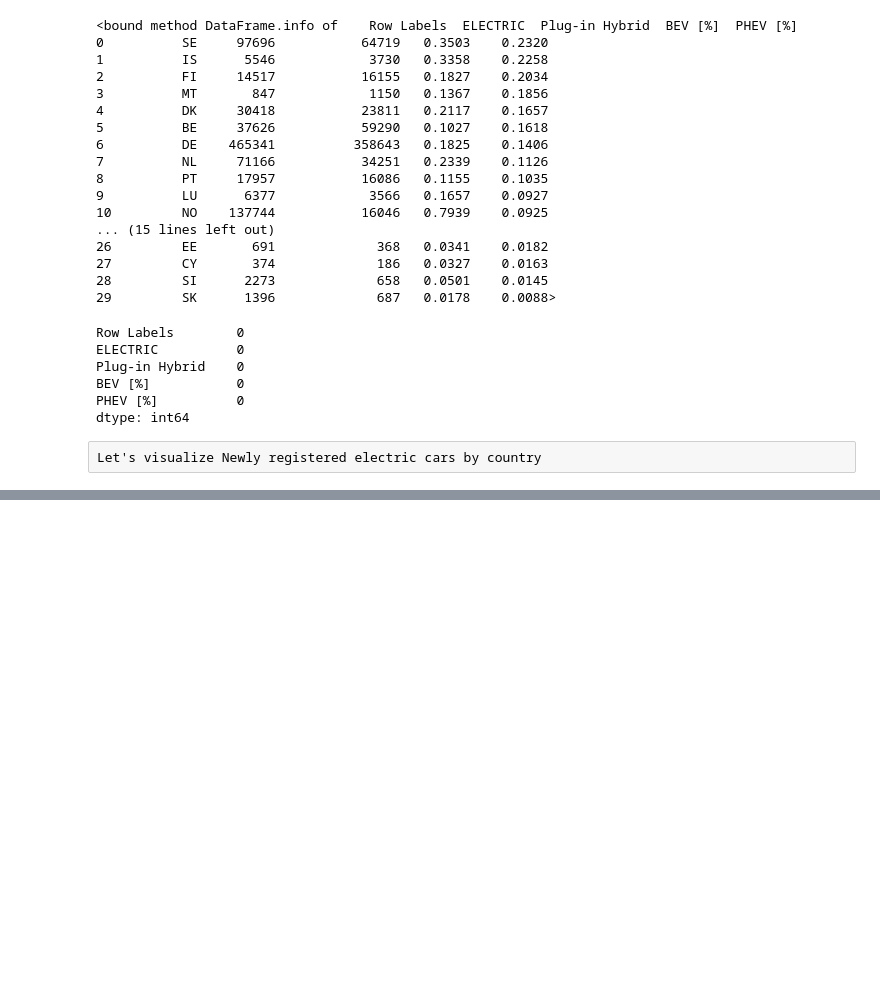
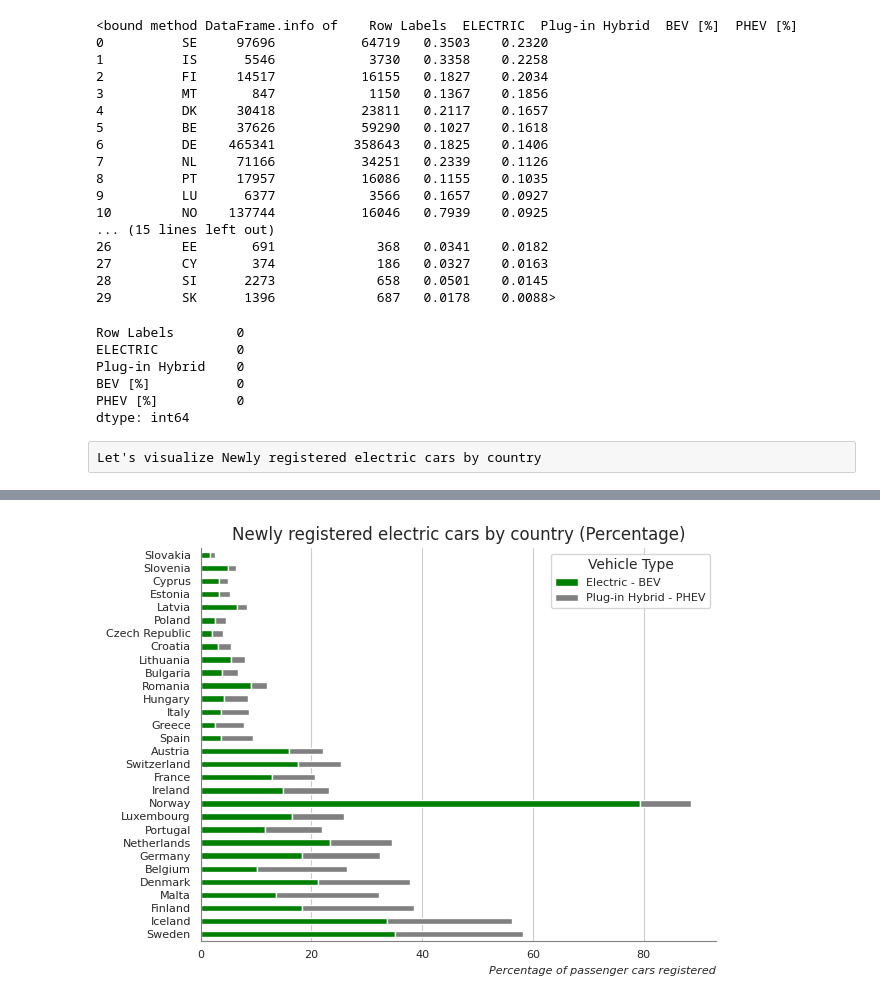
Before and after one commit to MicheleTKP/New-registrations-of-electric-vehicles-in-Europe, a Jupyter notebook: ev_registration_eu.ipynb, the cells around one changed output, grey strips where cells are left out. Drawn from its saved outputs; the diff is of its cells as text; code cells hidden in the pictures; blank space fills up the shorter version.

```diff
--- a/ev_registration_eu.ipynb
+++ b/ev_registration_eu.ipynb
@@ -174,19 +202,28 @@ plt.show()
 # %%
 # Convert percentages to whole numbers
-ev_data_by_country['BEV [%]'] = ev_data_by_country['BEV [%]'] * 100
-ev_data_by_country['PHEV [%]'] = ev_data_by_country['PHEV [%]'] * 100
+ev_data_by_country['BEV [%]'] = ev_data_by_country['BEV [%]'] *100
+ev_data_by_country['PHEV [%]'] = ev_data_by_country['PHEV [%]'] *100
 
 # New EV registrations by country per percentage of passenger cars registered
 sns.set_style('white')
 colors = ['green', 'grey']
 ax = ev_data_by_country[['BEV [%]', 'PHEV [%]']].plot(kind='barh', stacked=True, color=colors)
 plt.grid(axis="x")
-plt.title('New EV Registrations by Country (Percentage)')
-plt.xlabel('Percentage of passenger car registered')
+plt.title('Newly registered electric cars by country (Percentage)')
+plt.xlabel('Percentage of passenger cars registered', fontsize=8, fontstyle='italic', loc='right')
 plt.ylabel('')
+plt.yticks(fontsize=8)
+plt.xticks(fontsize=8)
+ax.spines['top'].set_visible(False)
+ax.spines['right'].set_visible(False)
+ax.spines['left'].set_visible(True)
+ax.spines['left'].set_color('grey')
+ax.spines['bottom'].set_visible(True)
+ax.spines['bottom'].set_color('grey')
 ax.set_yticks(range(len(country_mapping)))
 ax.set_yticklabels([country_mapping[code] for code in ev_data_by_country.index])
-plt.legend(['Electric - BEV', 'Plug-in Hybrid - PHEV'], title='Vehicle Type')
-plt.box(False)
+plt.legend(['Electric - BEV', 'Plug-in Hybrid - PHEV'], title='Vehicle Type', fontsize=8)
 plt.tight_layout()
 plt.show()
+# %% [output]
+[figure, added]
```
Also changed, not shown: parts of 13 cells of this notebook, 2 other files.
